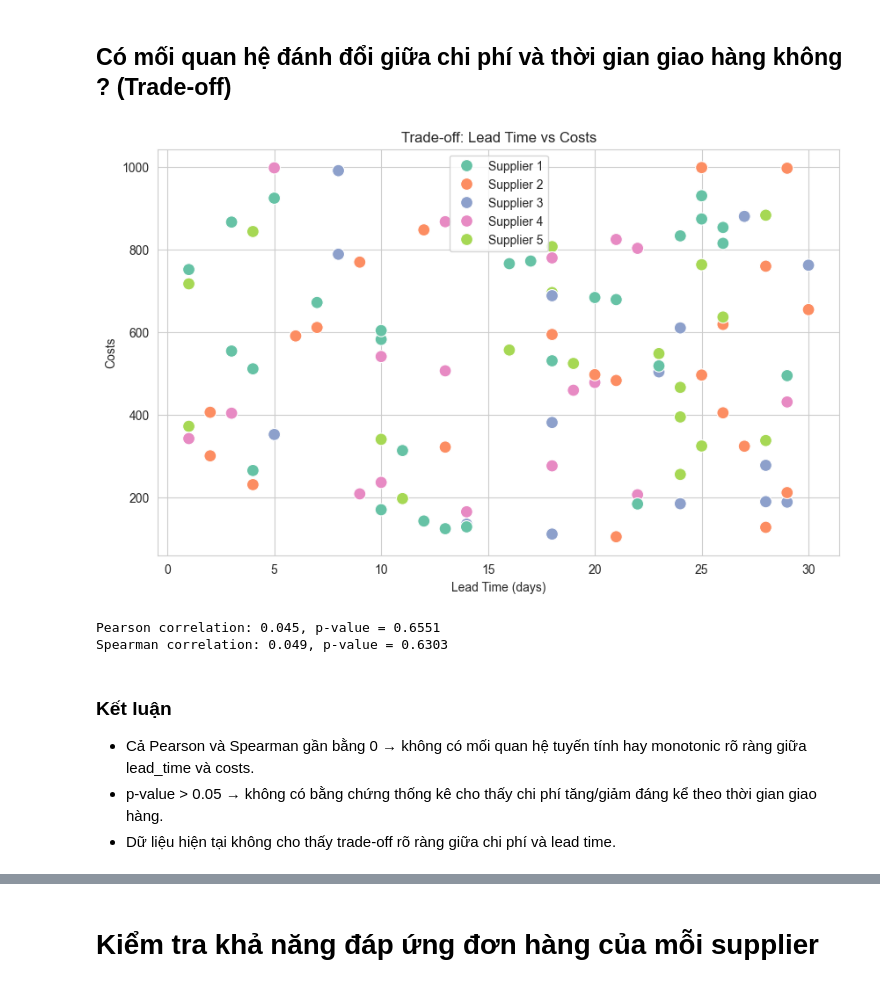
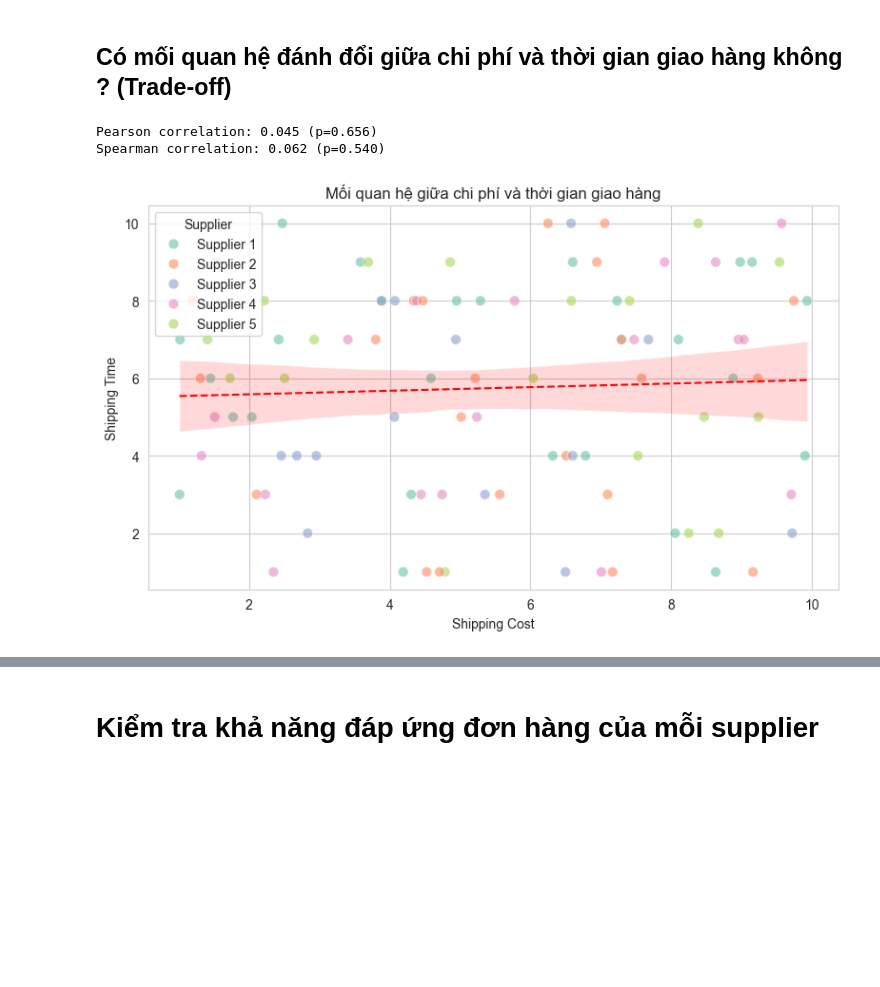
Before and after one commit to Avcuongy/DSS, a Jupyter notebook: notebooks/analysis/3_bivariate.ipynb, the cells around one changed output, grey strips where cells are left out. Drawn from its saved outputs; the diff is of its cells as text; code cells hidden in the pictures; blank space fills up the shorter version.

```diff
--- a/notebooks/analysis/3_bivariate.ipynb
+++ b/notebooks/analysis/3_bivariate.ipynb
@@ -297,41 +297,41 @@ plt.show()
 **Kết luận:** Không có Trade-off Defect Rates với Manufacturing Costs
 # %% [markdown]
 ## Có mối quan hệ đánh đổi giữa chi phí và thời gian giao hàng không ? (Trade-off)
-# %%
-plt.figure(figsize=(10,6))
-
-# Scatter plot
-sns.scatterplot(
-    data=df,
-    x='lead_time',
-    y='costs',
-    hue='supplier_name',
-    s=100,
-    palette='Set2'
-)
-
-plt.xlabel('Lead Time (days)')
-plt.ylabel('Costs')
-plt.title('Trade-off: Lead Time vs Costs')
-plt.grid(True)
-plt.legend()
-plt.show()
-
-# Correlation
-# Pearson (linear)
-pearson_corr, p_pearson = pearsonr(df['lead_time'], df['costs'])
-# Spearman (monotonic)
-spearman_corr, p_spearman = spearmanr(df['lead_time'], df['costs'])
-
-print(f"Pearson correlation: {pearson_corr:.3f}, p-value = {p_pearson:.4f}")
-print(f"Spearman correlation: {spearman_corr:.3f}, p-value = {p_spearman:.4f}")
-# %% [output]
-[figure, removed]
-Pearson correlation: 0.045, p-value = 0.6551
-Spearman correlation: 0.049, p-value = 0.6303
-# %% [markdown]
-### Kết luận
-
-- Cả Pearson và Spearman gần bằng 0 → không có mối quan hệ tuyến tính hay monotonic rõ ràng giữa lead_time và costs.
-- p-value > 0.05 → không có bằng chứng thống kê cho thấy chi phí tăng/giảm đáng kể theo thời gian giao hàng.
-- Dữ liệu hiện tại không cho thấy trade-off rõ ràng giữa chi phí và lead time.
+# %%
+# Hệ số tương quan Pearson và Spearman
+pearson_corr, pearson_p = pearsonr(df['shipping_costs'], df['shipping_times'])
+spearman_corr, spearman_p = spearmanr(df['shipping_costs'], df['shipping_times'])
+
+print(f"Pearson correlation: {pearson_corr:.3f} (p={pearson_p:.3f})")
+print(f"Spearman correlation: {spearman_corr:.3f} (p={spearman_p:.3f})")
+# %% [output]
+Pearson correlation: 0.045 (p=0.656)
+Spearman correlation: 0.062 (p=0.540)
+# %%
+plt.figure(figsize=(8, 5))
+ax = sns.scatterplot(
+    data=df,
+    x="shipping_costs",
+    y="shipping_times",
+    hue="supplier_name",
+    palette="Set2",
+    alpha=0.6,
+    s=60,
+)
+sns.regplot(
+    data=df,
+    x="shipping_costs",
+    y="shipping_times",
+    scatter=False,
+    ax=ax,
+    color="red",
+    line_kws={"linestyle": "--", "linewidth": 1.5},
+)
+plt.title("Mối quan hệ giữa chi phí và thời gian giao hàng")
+plt.xlabel("Shipping Cost")
+plt.ylabel("Shipping Time")
+plt.legend(title="Supplier")
+plt.tight_layout()
+plt.show()
+# %% [output]
+[figure, added]
```
Also changed, not shown: parts of 4 cells of this notebook, 1 other file.
